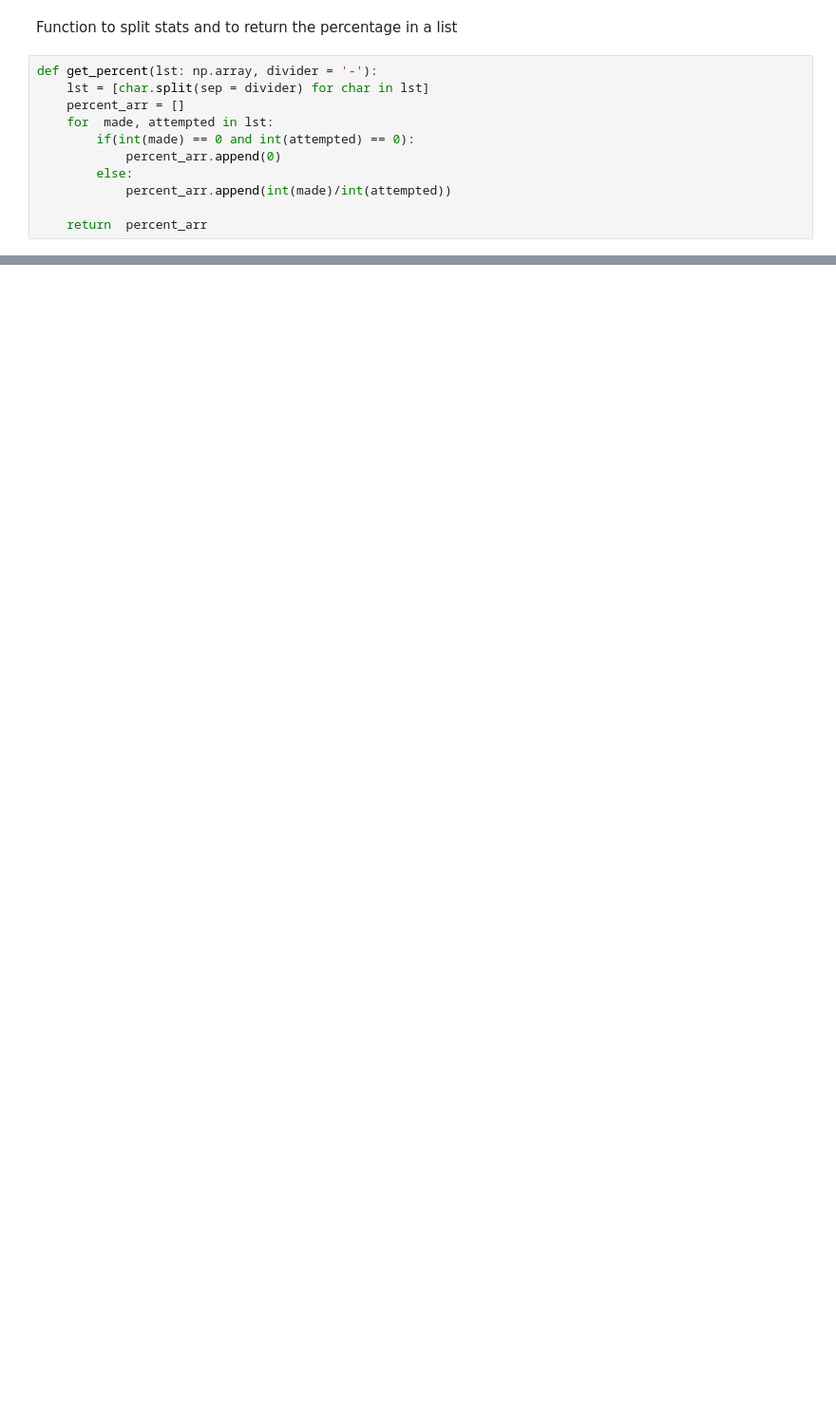
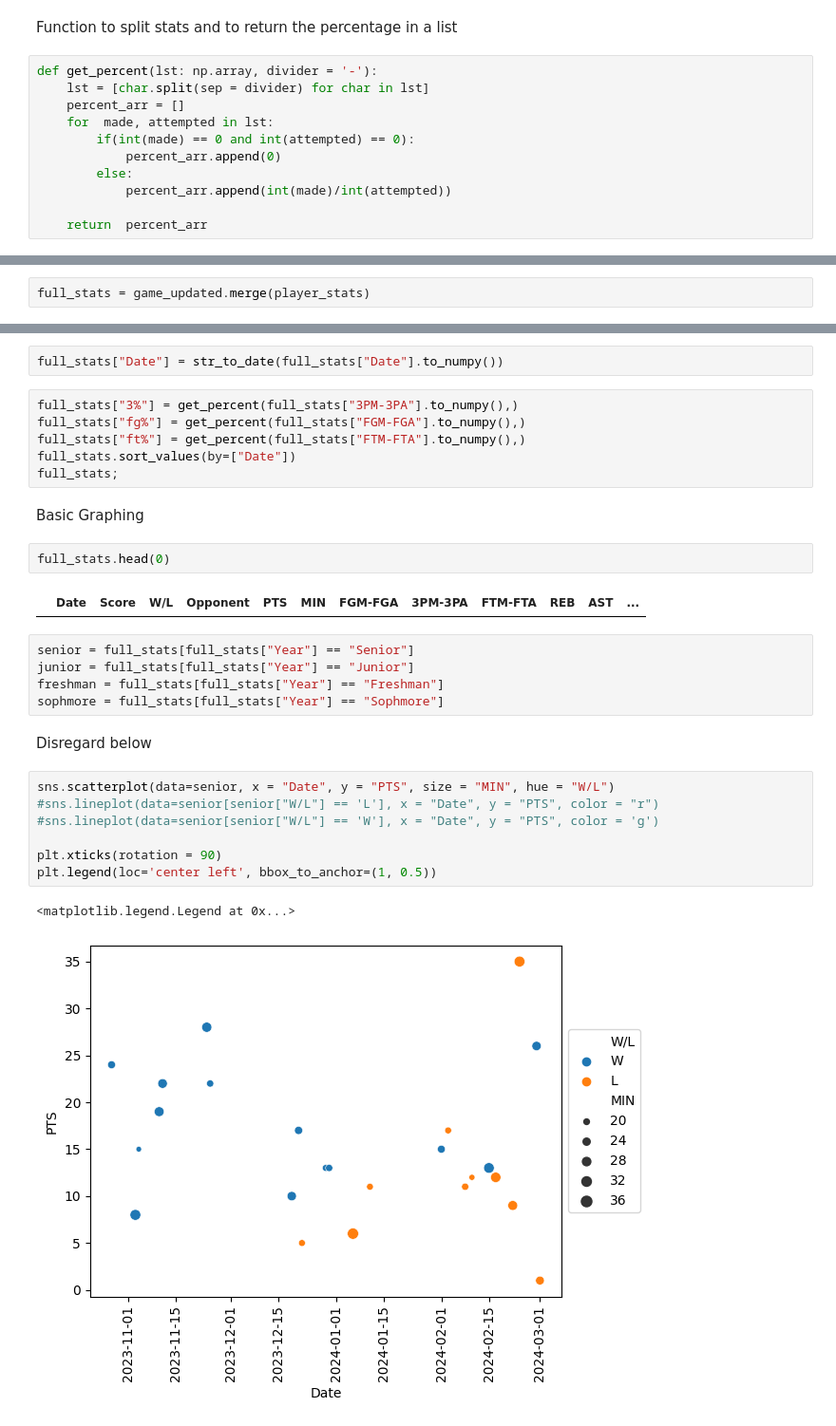
Before and after one commit to gdb2002/Basketball__Stats, a Jupyter notebook: main.ipynb, the cells around one changed output, grey strips where cells are left out. Shown at 95% size. Cells and saved outputs as stored; diff of their text form; blank space fills up the shorter version.

Commit message:
More changes and have began graphing some data

```diff
--- a/main.ipynb
+++ b/main.ipynb
@@ -35,0 +55,2 @@ np.average(table["FG%"])
+# %%
+full_stats = game_updated.merge(player_stats)
@@ -35,0 +61,31 @@ np.average(table["FG%"])
+# %%
+full_stats["Date"] = str_to_date(full_stats["Date"].to_numpy())
+# %%
+full_stats["3%"] = get_percent(full_stats["3PM-3PA"].to_numpy(),)
+full_stats["fg%"] = get_percent(full_stats["FGM-FGA"].to_numpy(),)
+full_stats["ft%"] = get_percent(full_stats["FTM-FTA"].to_numpy(),)
+full_stats.sort_values(by=["Date"])
+full_stats;
+# %% [markdown]
+Basic Graphing
+# %%
+full_stats.head(0)
+# %% [output]
+|  | Date | Score | W/L | Opponent | PTS | MIN | FGM-FGA | 3PM-3PA | FTM-FTA | REB | AST | ... |
+# %%
+senior = full_stats[full_stats["Year"] == "Senior"]
+junior = full_stats[full_stats["Year"] == "Junior"]
+freshman = full_stats[full_stats["Year"] == "Freshman"]
+sophmore = full_stats[full_stats["Year"] == "Sophmore"]
+# %% [markdown]
+Disregard below
+# %%
+sns.scatterplot(data=senior, x = "Date", y = "PTS", size = "MIN", hue = "W/L")
+#sns.lineplot(data=senior[senior["W/L"] == 'L'], x = "Date", y = "PTS", color = "r")
+#sns.lineplot(data=senior[senior["W/L"] == 'W'], x = "Date", y = "PTS", color = 'g')
+
+plt.xticks(rotation = 90)
+plt.legend(loc='center left', bbox_to_anchor=(1, 0.5))
+# %% [output]
+<matplotlib.legend.Legend at 0x...>
+[figure, added]
```
Also changed, not shown: parts of 12 cells of this notebook, 7 other files.
